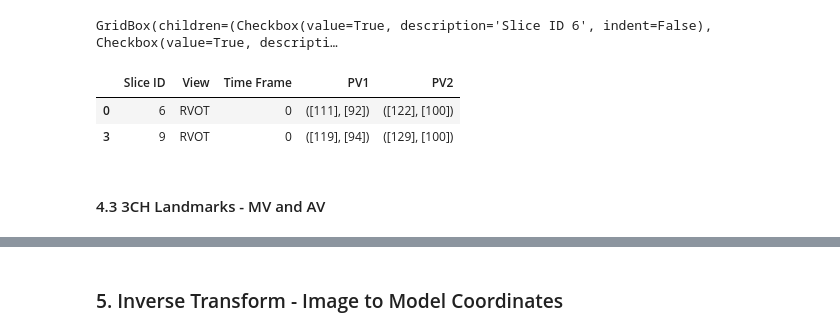
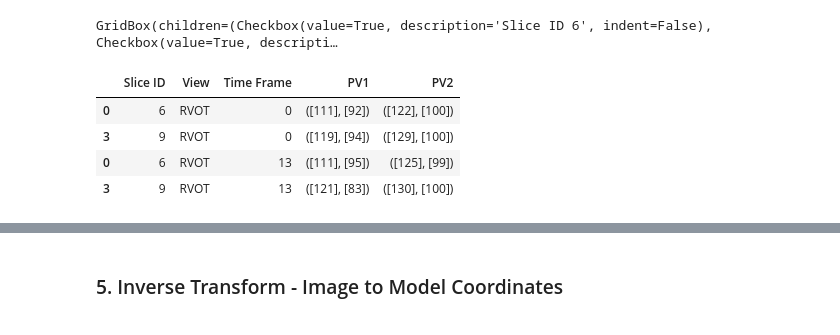
Before and after one commit to btcrabb/CAP-Automated-Pipeline, a Jupyter notebook: notebooks/1.1-BTC-FullAutoCAP.ipynb, the cells around one changed output, grey strips where cells are left out. Saved outputs shown, nothing was run; the diff lists cells and outputs as text; code cells hidden in the pictures.

```diff
--- a/notebooks/1.1-BTC-FullAutoCAP.ipynb
+++ b/notebooks/1.1-BTC-FullAutoCAP.ipynb
@@ -568,15 +618,19 @@ ThreeChamberLoc.generate_complete_volume()
 
 # Make predictions for ED phase
 ThreeChamberLoc.predict_landmarks(phase=0)
+ed_output = ThreeChamberLoc.output
+
+# Make predictions for ES phase
+ThreeChamberLoc.predict_landmarks(phase=es_phase)
+es_output = ThreeChamberLoc.output
 # %%
-out = ThreeChamberLoc.output
 volume = ThreeChamberLoc.volume
 
 cols = 4
-rows = np.ceil(len(out)/cols)
+rows = np.ceil(len(ed_output)/cols)
 
 plt.figure(figsize = (16,4*rows))
-for i, slice in enumerate(out):
+for i, slice in enumerate(ed_output):
     slice_id = slice[0]
     p1 = slice[3]
     p2 = slice[4]
@@ -636,15 +694,19 @@ RVOTLoc.generate_complete_volume()
 
 # Make predictions for ED phase
 RVOTLoc.predict_landmarks(phase=0)
+ed_output = RVOTLoc.output
+
+# Make predictions for ES phase
+RVOTLoc.predict_landmarks(phase=es_phase)
+es_output = RVOTLoc.output
 # %%
-out = RVOTLoc.output
 volume = RVOTLoc.volume
 
 cols = 4
-rows = np.ceil(len(out)/cols)
+rows = np.ceil(len(ed_output)/cols)
 
 plt.figure(figsize = (16,4*rows))
-for i, slice in enumerate(out):
+for i, slice in enumerate(ed_output):
     slice_id = slice[0]
     p1 = slice[3]
     p2 = slice[4]
@@ -680,12 +742,13 @@ for i in range(len(items)):
     if value == True:
         selected_rvot_locations.append(int(items[i].description.split(' ')[-1]))
 # %%
-rvot_df = pd.DataFrame(out, columns=['Slice ID', 'View', 'Time Frame', 'PV1', 'PV2'])
+rvot_df = pd.DataFrame(ed_output, columns=['Slice ID', 'View', 'Time Frame', 'PV1', 'PV2'])
+rvot_df = rvot_df.append(pd.DataFrame(es_output, columns=['Slice ID', 'View', 'Time Frame', 'PV1', 'PV2']))
 rvot_df = rvot_df[rvot_df['Slice ID'].isin(selected_rvot_locations)]
 rvot_df
 # %% [output]
 |  | Slice ID | View | Time Frame | PV1 | PV2 |
 | 0 | 6 | RVOT | 0 | ([111], [92]) | ([122], [100]) |
 | 3 | 9 | RVOT | 0 | ([119], [94]) | ([129], [100]) |
+| 0 | 6 | RVOT | 13 | ([111], [95]) | ([125], [99]) |
+| 3 | 9 | RVOT | 13 | ([121], [83]) | ([130], [100]) |
-# %% [markdown]
-#### 4.3 3CH Landmarks - MV and AV
```
Also changed, not shown: parts of 17 cells of this notebook.
